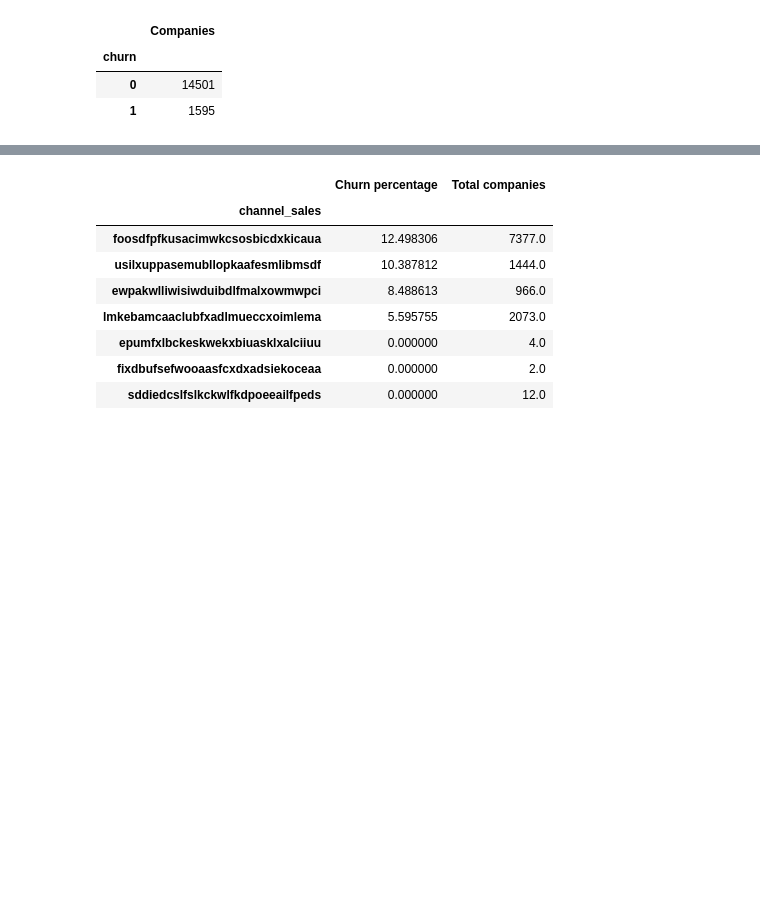
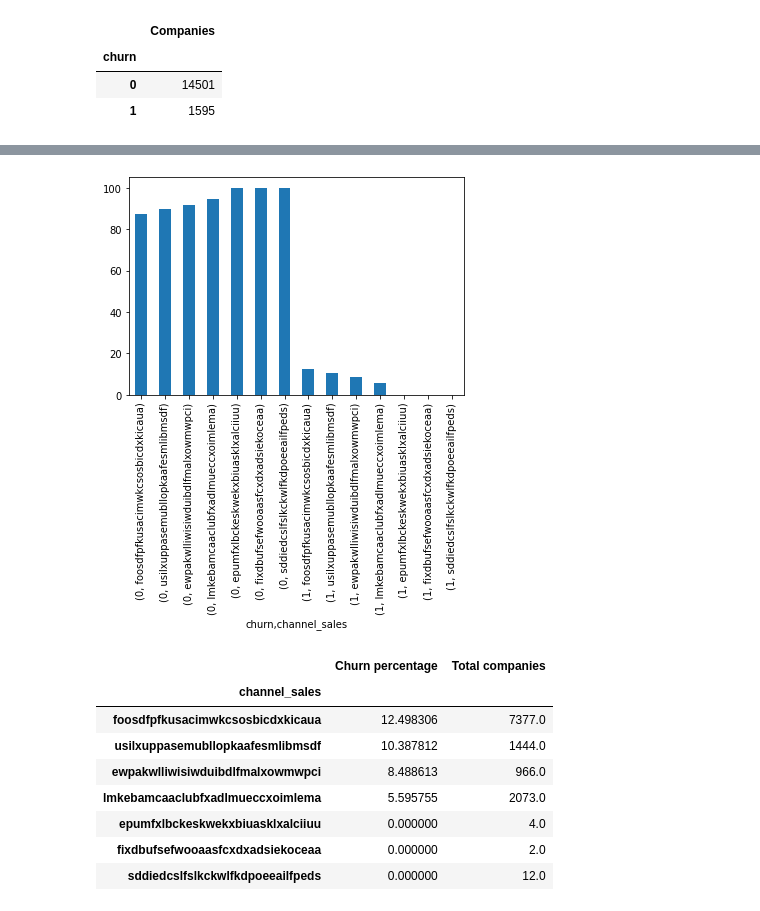
Before and after one commit to shrayanshyadav/DS_Q, a Jupyter notebook: BCG.ipynb, the cells around one changed output, grey strips where cells are left out. Cells and saved outputs as stored; diff of their text form; code cells hidden in the pictures; blank space fills up the shorter version.

```diff
--- a/BCG.ipynb
+++ b/BCG.ipynb
@@ -262,3 +310,7 @@ NameError: ignored
+# %%
+df2=channel_churn.unstack().plot(kind='bar',stacked=True,)
+# %% [output]
+[figure, added]
 # %%
 channel_total = channel.fillna(0)[0]+channel.fillna(0)[1]
 channel_percentage = channel.fillna(0)[1]/(channel_total)*100
```
Also changed, not shown: parts of 70 cells of this notebook.
